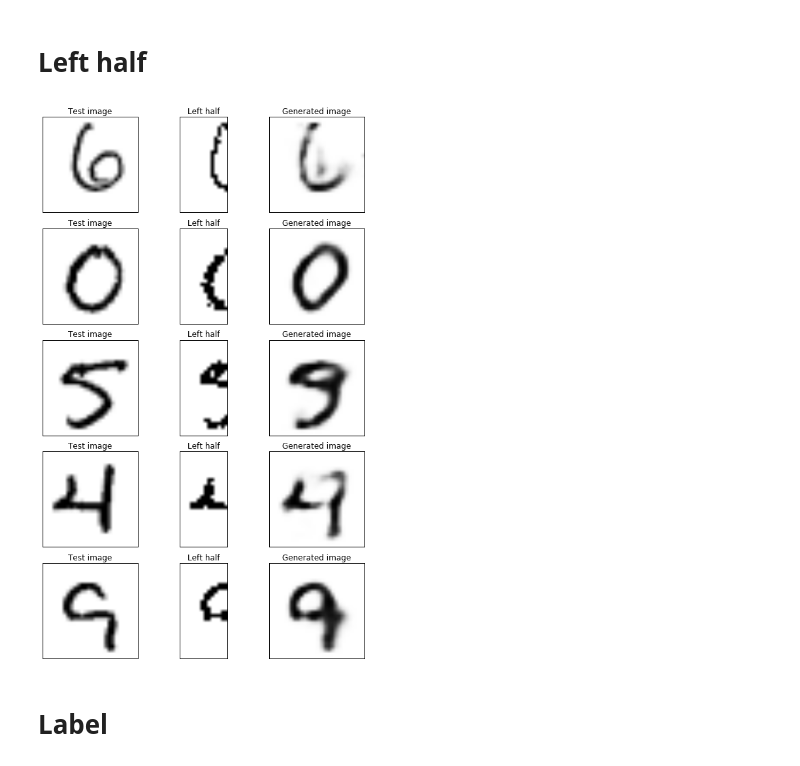
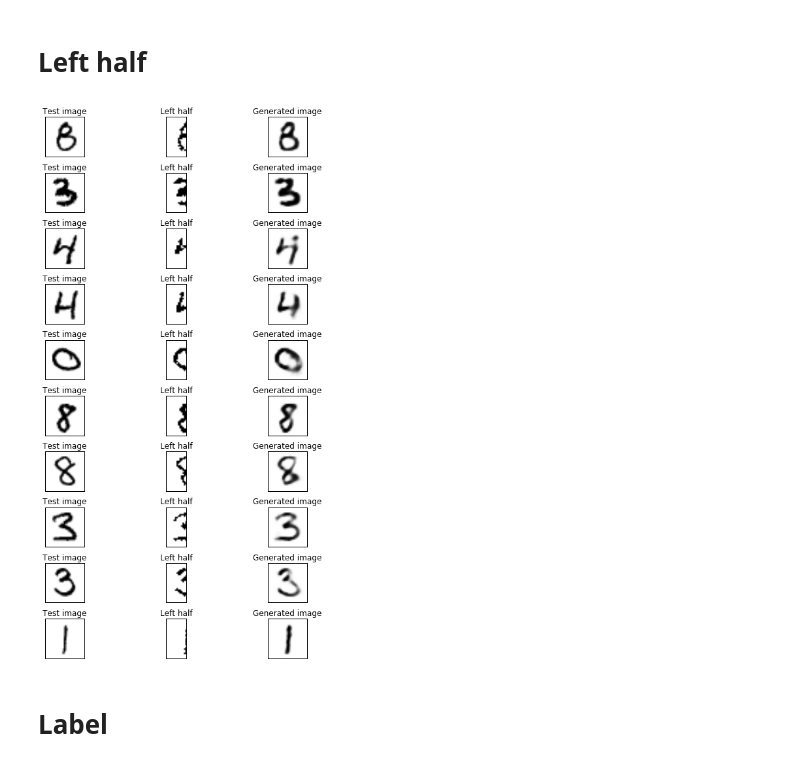
Before and after one commit to Jianbo-Lab/deep-learning-project, a Jupyter notebook: notebook/fc_cvae.ipynb, the cells around one changed output. Saved outputs shown, nothing was run; the diff lists cells and outputs as text; code cells hidden in the pictures.

```diff
--- a/notebook/fc_cvae.ipynb
+++ b/notebook/fc_cvae.ipynb
@@ -52,7 +52,7 @@ images, _ = mnist.test.next_batch(100)
 info = get_middle_column(images)
 generated_images = model.generate(num=100, info=info)
 
-num_show = 5
+num_show = 10
 fig = plt.figure(figsize=(8,12))
 for i in xrange(num_show):
     plt.subplot(num_show, 3, 3*i+1)
@@ -103,30 +103,30 @@ model = Conditional_Variational_Autoencoder(sess, build_encoder, build_decoder,
 # %%
 images, _ = mnist.test.next_batch(100)
 info = get_left_half(images)
 generated_images = model.generate(num=100, info=info)
 
-num_show = 5
+num_show = 10
 plt.figure(figsize=(8,12))
 for i in xrange(num_show):
     plt.subplot(num_show, 3, 3*i+1)
     plt.imshow(images[i,].reshape(28, 28), cmap='gray_r')
     plt.title('Test image')
     plt.xticks([])
     plt.yticks([])
     plt.subplot(num_show, 3, 3*i+2)
     plt.imshow(info[i,].reshape(28,14), cmap='gray_r')
     plt.title('Left half')
     plt.xticks([])
     plt.yticks([])
     plt.subplot(num_show, 3, 3*i+3)
     plt.imshow(generated_images[i,].reshape(28,28), cmap='gray_r')
     plt.title('Generated image')
     plt.xticks([])
     plt.yticks([])
 plt.tight_layout()
 plt.show()
 # %% [output]
-[figure, old version]
+[figure, new version]
 # %%
 sess.close()
 tf.reset_default_graph()
```
Also changed, not shown: parts of 2 cells of this notebook, 1 other file.
